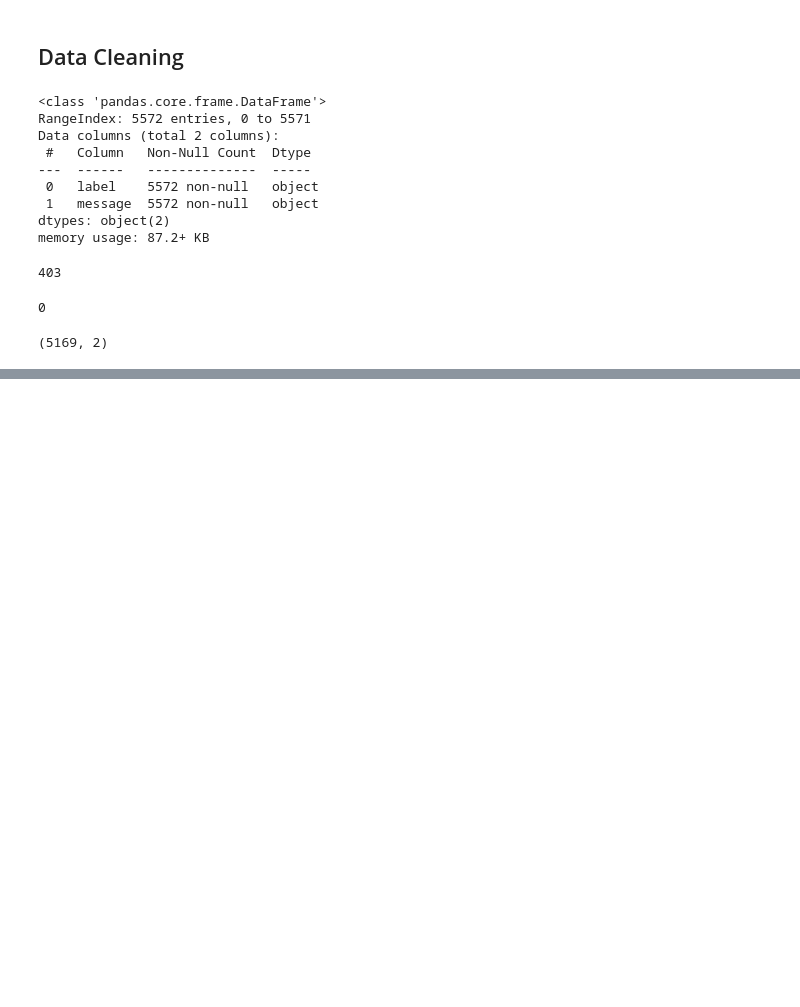
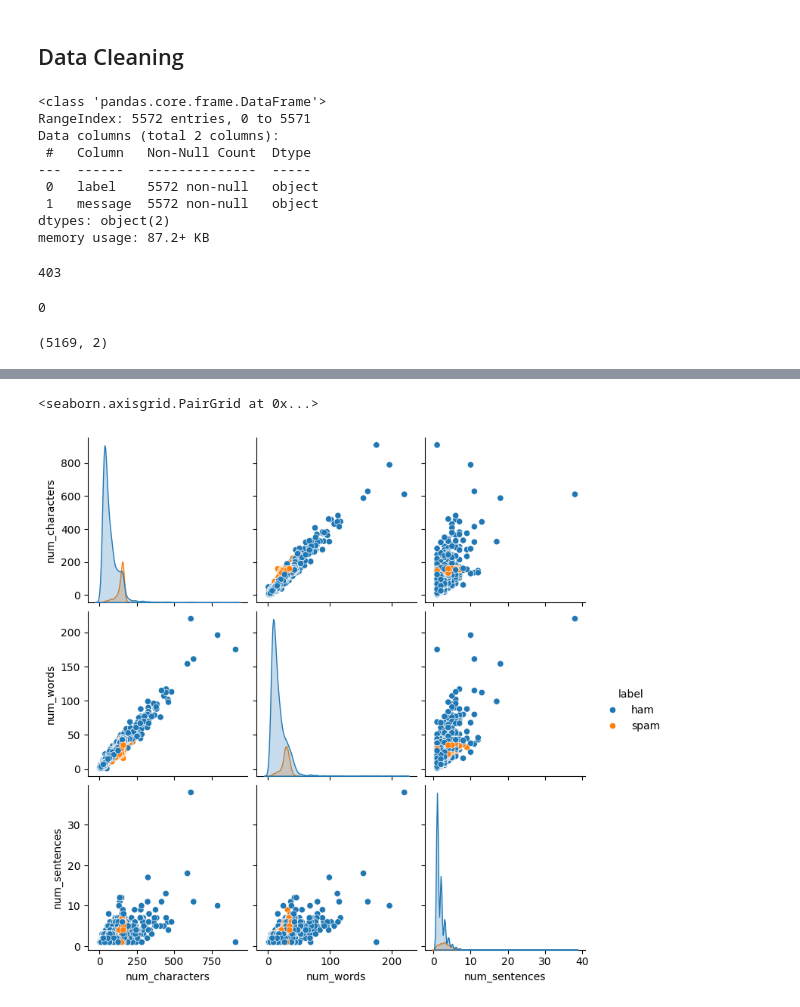
Before and after one commit to tmsachins/SMS-Spam-Classifier-BOW-TFIDF, a Jupyter notebook: Spam class BOW THIDF.ipynb, the cells around one changed output, grey strips where cells are left out. Cells and saved outputs as stored; diff of their text form; code cells hidden in the pictures; blank space fills up the shorter version.

```diff
--- a/Spam class BOW THIDF.ipynb
+++ b/Spam class BOW THIDF.ipynb
@@ -46,0 +176,5 @@ messages.shape
+# %%
+sns.pairplot(messages,hue='label')
+# %% [output]
+<seaborn.axisgrid.PairGrid at 0x...>
+[figure, added]
```
Also changed, not shown: parts of 17 cells of this notebook.
